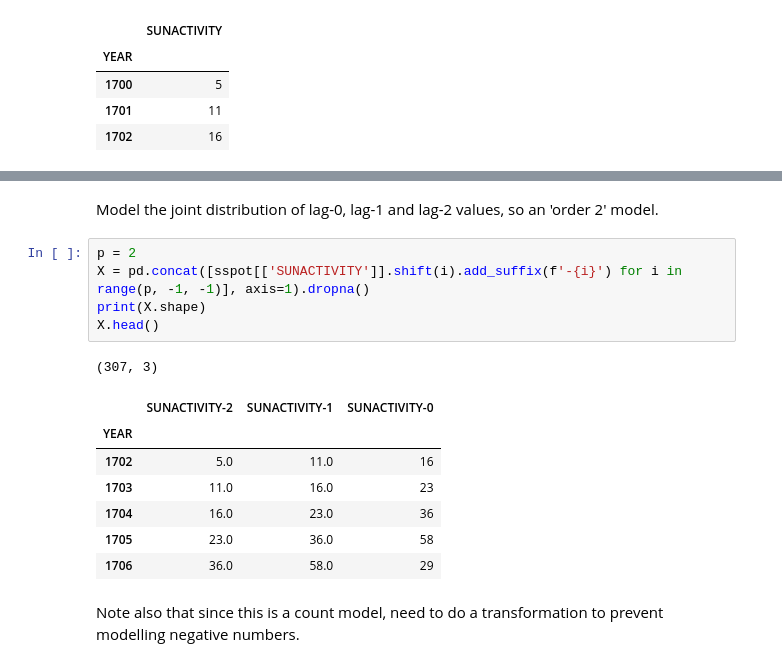
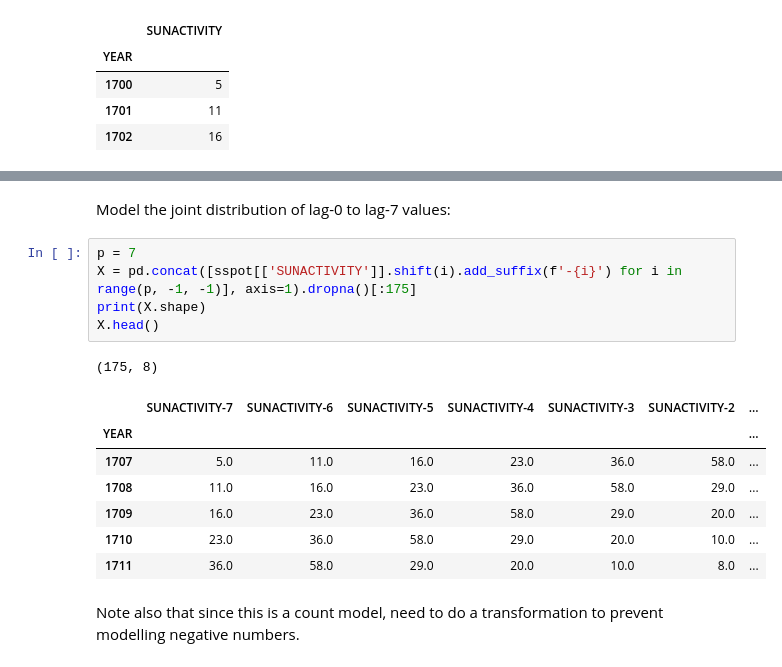
Before and after one commit to MutaharChalmers/kdetools, a Jupyter notebook: docs/KDEs for time series.ipynb, the cells around one changed output, grey strips where cells are left out. Drawn from its saved outputs; the diff is of its cells as text.

```diff
--- a/docs/KDEs for time series.ipynb
+++ b/docs/KDEs for time series.ipynb
@@ -34,19 +45,19 @@ sspot.head(3)
 # %% [markdown]
-Model the joint distribution of lag-0, lag-1 and lag-2 values, so an 'order 2' model.
+Model the joint distribution of lag-0 to lag-7 values:
 # %%
-p = 2
-X = pd.concat([sspot[['SUNACTIVITY']].shift(i).add_suffix(f'-{i}') for i in range(p, -1, -1)], axis=1).dropna()
+p = 7
+X = pd.concat([sspot[['SUNACTIVITY']].shift(i).add_suffix(f'-{i}') for i in range(p, -1, -1)], axis=1).dropna()[:175]
 print(X.shape)
 X.head()
 # %% [output]
-(307, 3)
+(175, 8)
-|  | SUNACTIVITY-2 | SUNACTIVITY-1 | SUNACTIVITY-0 |
-| YEAR |  |  |  |
-| 1702 | 5.0 | 11.0 | 16 |
-| 1703 | 11.0 | 16.0 | 23 |
-| 1704 | 16.0 | 23.0 | 36 |
-| 1705 | 23.0 | 36.0 | 58 |
-| 1706 | 36.0 | 58.0 | 29 |
+|  | SUNACTIVITY-7 | SUNACTIVITY-6 | SUNACTIVITY-5 | SUNACTIVITY-4 | SUNACTIVITY-3 | SUNACTIVITY-2 | ... |
+| YEAR |  |  |  |  |  |  | ... |
+| 1707 | 5.0 | 11.0 | 16.0 | 23.0 | 36.0 | 58.0 | ... |
+| 1708 | 11.0 | 16.0 | 23.0 | 36.0 | 58.0 | 29.0 | ... |
+| 1709 | 16.0 | 23.0 | 36.0 | 58.0 | 29.0 | 20.0 | ... |
+| 1710 | 23.0 | 36.0 | 58.0 | 29.0 | 20.0 | 10.0 | ... |
+| 1711 | 36.0 | 58.0 | 29.0 | 20.0 | 10.0 | 8.0 | ... |
 # %% [markdown]
 Note also that since this is a count model, need to do a transformation to prevent modelling negative numbers.
 # %%
```
Also changed, not shown: parts of 12 cells of this notebook, 2 other files.
